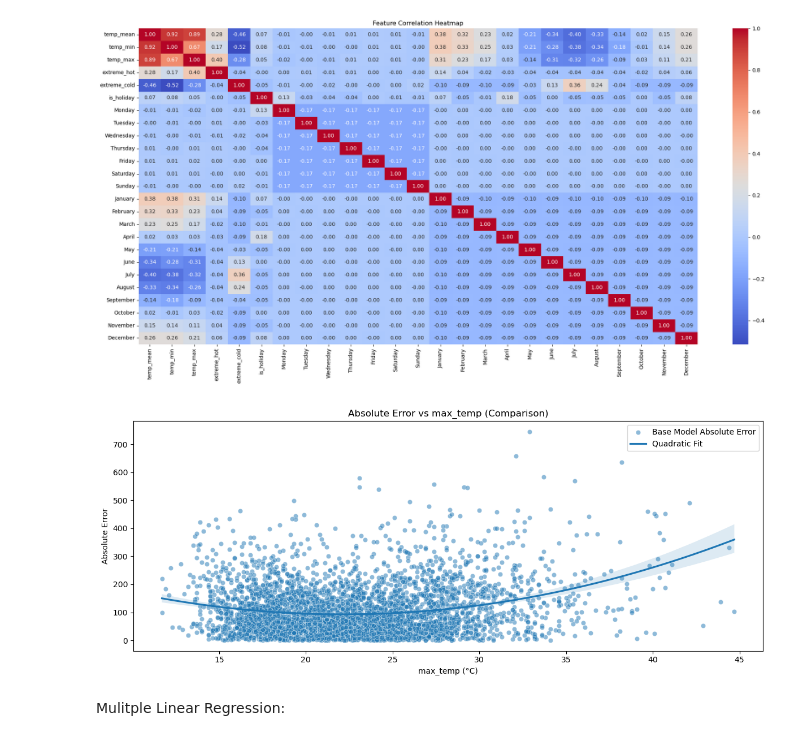
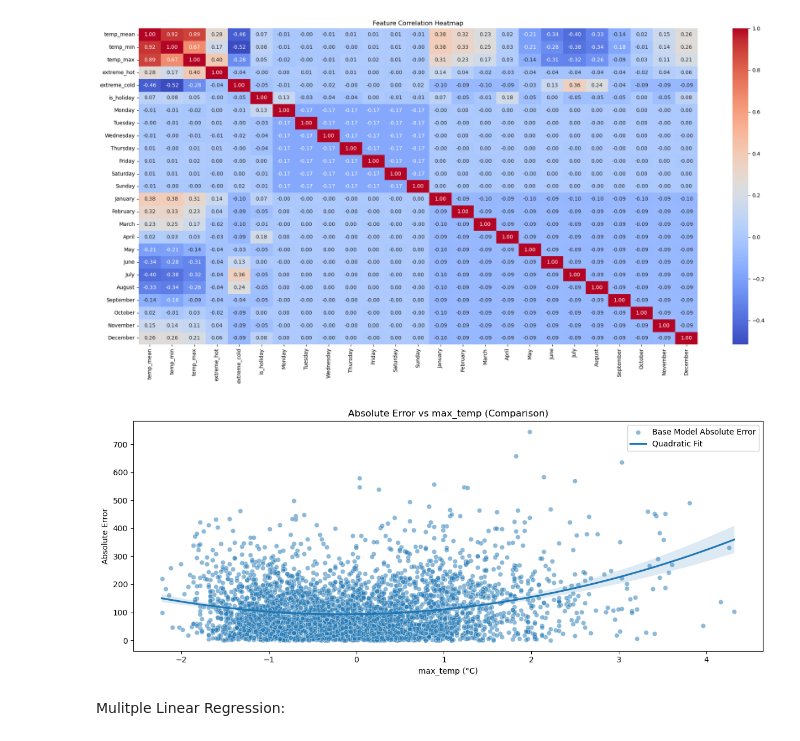
Before and after one commit to t-frank-unsw/zzsc9020-teamc, a Jupyter notebook: LizMLR.ipynb, the cells around one changed output. Cells and saved outputs as stored; diff of their text form; code cells hidden in the pictures.

```diff
--- a/LizMLR.ipynb
+++ b/LizMLR.ipynb
@@ -319,35 +319,35 @@ plt.show()
 
 # Absolute Error
 
 df_daily.replace([np.inf, -np.inf], np.nan).dropna()
 
 
 x = df_daily['TEMPERATURE']['max']
 y = np.asarray(abs(df_daily['TOTALDEMAND'] - df_daily['FORECASTDEMAND'])).flatten()
 
 
 # Standardize x
 x_mean = x.mean()
 x_std = x.std() or 1.0  # Avoid division by zero
 x_scaled = (x - x_mean) / x_std
-x_flat = np.asarray(x).flatten()
+x_flat = np.asarray(x_scaled).flatten()
 
 
 # Plot
 plt.figure(figsize=(12, 5))
 
 sns.scatterplot(x=x_flat, y=y, alpha=0.5, label = 'Base Model Absolute Error')
 sns.regplot(x=x_flat, y=y, scatter=False, order=2, label = 'Quadratic Fit')  # quadratic fit
 
 # Labels and legend
 plt.title("Absolute Error vs max_temp (Comparison)")
 plt.xlabel("max_temp (°C)")
 plt.ylabel("Absolute Error")
 plt.legend()
 plt.tight_layout()
 plt.show()
 # %% [output]
-[figure, old version]
+[figure, new version]
 # %% [markdown]
 Mulitple Linear Regression:
 # %%
```
Also changed, not shown: parts of 3 cells of this notebook.
